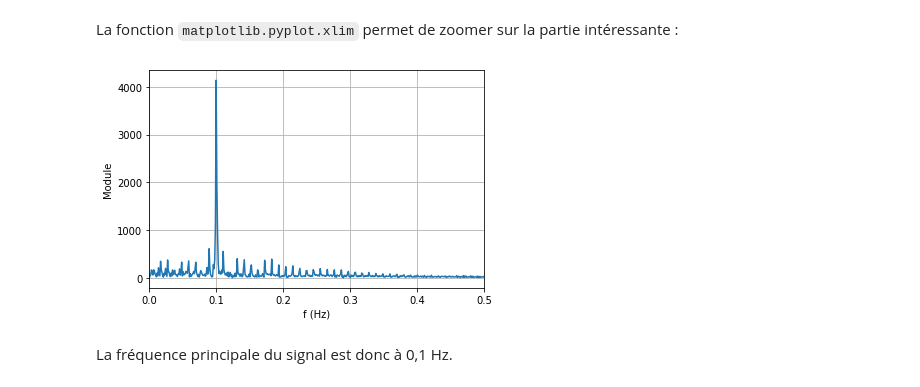
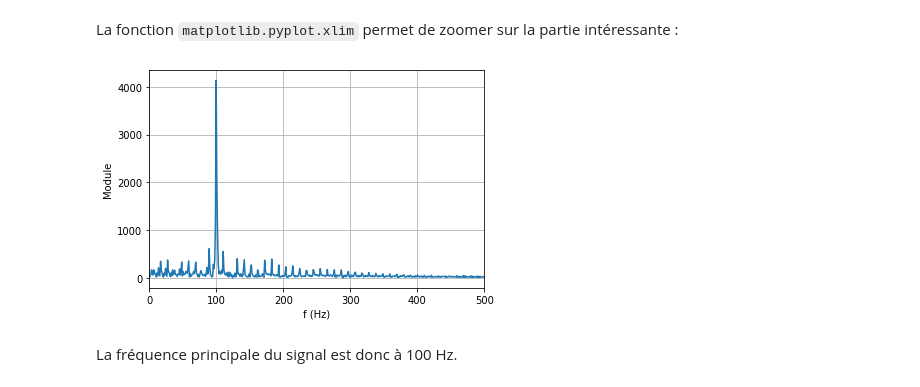
Before and after one commit to vincmazet/signal1, a Jupyter notebook: _sources/fourier/correc22.ipynb, the cells around one changed output. Cells and saved outputs as stored; diff of their text form; code cells hidden in the pictures.

```diff
--- a/_sources/fourier/correc22.ipynb
+++ b/_sources/fourier/correc22.ipynb
@@ -74,7 +77,7 @@ myplot(f, Z2, "f (Hz)")
 Le signal temporel est :
 # %%
 # Chargement du signal temporel
-Te = 0.1
+Te = 0.1e-3
 x = np.loadtxt("inconnu.csv")
 N = len(x)
 t = np.arange(N)*Te
@@ -101,13 +104,13 @@ La fonction `matplotlib.pyplot.xlim` permet de zoomer sur la partie intéressant
 # %%
 # Spectre (zoom)
 plt.figure()
 plt.plot(f,np.abs(X))
 plt.xlabel("f (Hz)")
 plt.ylabel("Module")
-plt.xlim([0, .5])
+plt.xlim([0, .5e3])
 plt.grid()
 plt.show()
 # %% [output]
-[figure, old version]
+[figure, new version]
 # %% [markdown]
-La fréquence principale du signal est donc à 0,1 Hz.
+La fréquence principale du signal est donc à 100 Hz.
```
Also changed, not shown: parts of 8 cells of this notebook, 49 other files.
